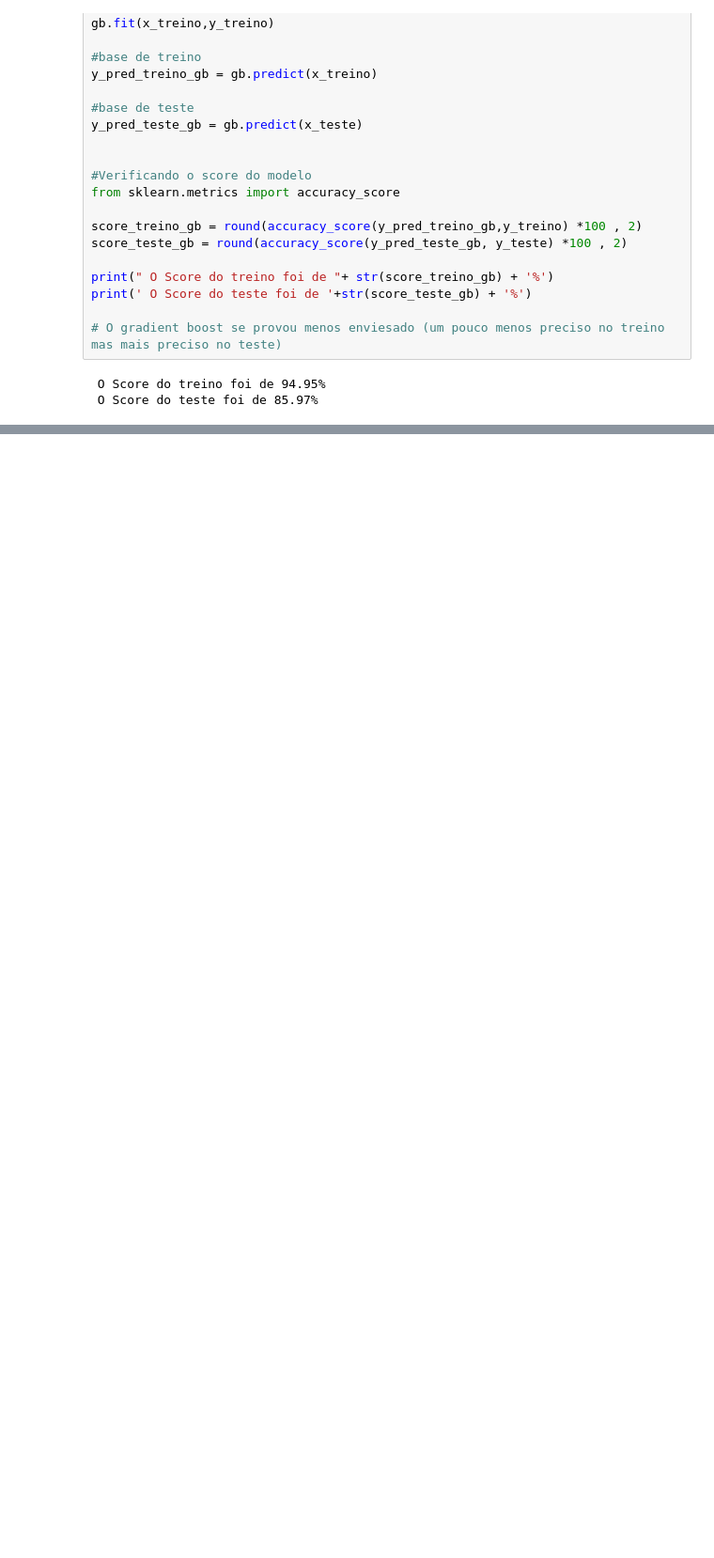
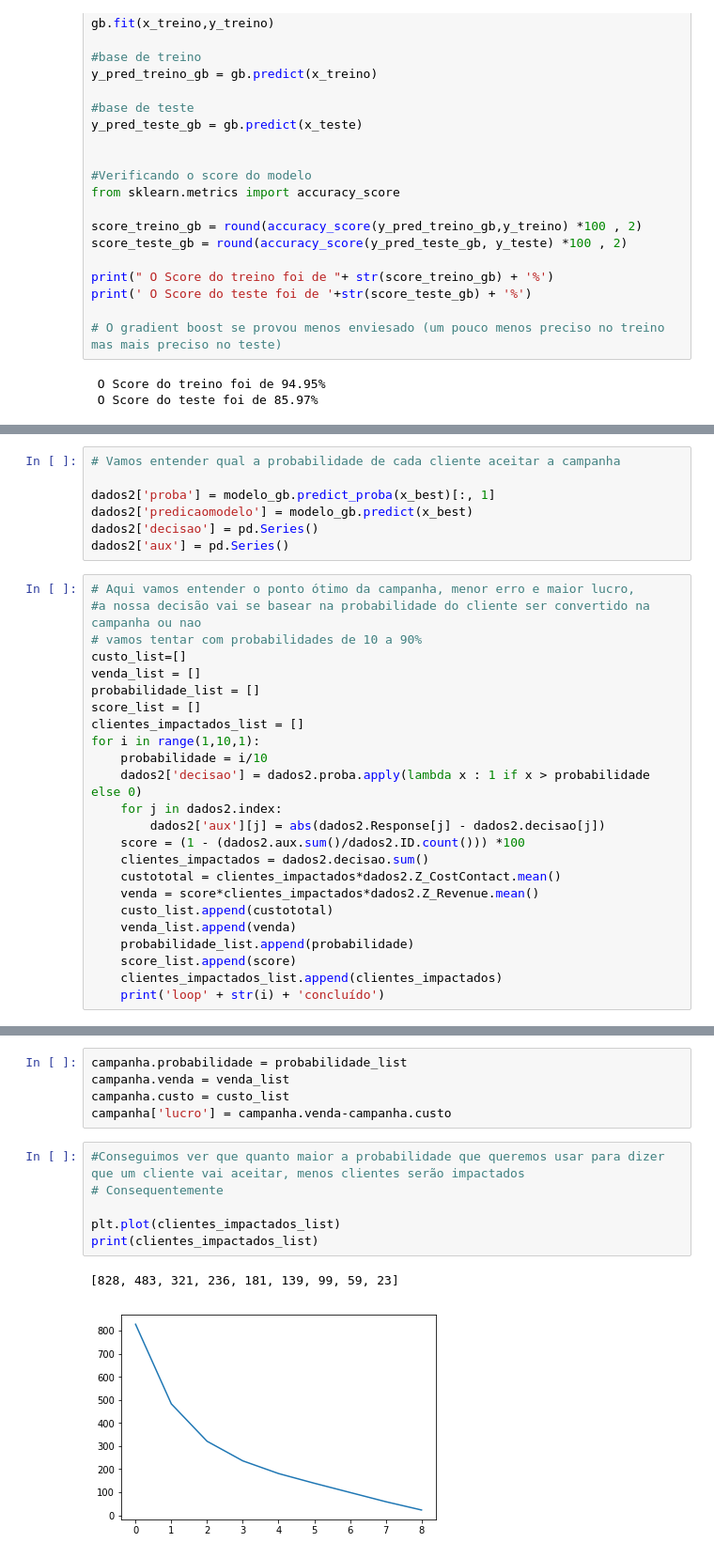
Before and after one commit to pedrohqalves/ifood-data-business-analyst-test, a Jupyter notebook: Teste Ifood.ipynb, the cells around one changed output, grey strips where cells are left out. Shown at 94% size. Cells and saved outputs as stored; diff of their text form; blank space fills up the shorter version.

```diff
--- a/Teste Ifood.ipynb
+++ b/Teste Ifood.ipynb
@@ -596,0 +603,31 @@ print(' O Score do teste foi de '+str(score_teste_gb_final) + '%')
+# %%
+# Vamos entender qual a probabilidade de cada cliente aceitar a campanha
+
+dados2['proba'] = modelo_gb.predict_proba(x_best)[:, 1]
+dados2['predicaomodelo'] = modelo_gb.predict(x_best)
+dados2['decisao'] = pd.Series()
+dados2['aux'] = pd.Series()
+# %%
+# Aqui vamos entender o ponto ótimo da campanha, menor erro e maior lucro,
+#a nossa decisão vai se basear na probabilidade do cliente ser convertido na campanha ou nao
+# vamos tentar com probabilidades de 10 a 90%
+custo_list=[]
+venda_list = []
+probabilidade_list = []
+score_list = []
+clientes_impactados_list = []
+for i in range(1,10,1):
+    probabilidade = i/10
+    dados2['decisao'] = dados2.proba.apply(lambda x : 1 if x > probabilidade else 0)
+    for j in dados2.index:
+        dados2['aux'][j] = abs(dados2.Response[j] - dados2.decisao[j])
+    score = (1 - (dados2.aux.sum()/dados2.ID.count())) *100
+    clientes_impactados = dados2.decisao.sum()
+    custototal = clientes_impactados*dados2.Z_CostContact.mean()
+    venda = score*clientes_impactados*dados2.Z_Revenue.mean()
+    custo_list.append(custototal)
+    venda_list.append(venda)
+    probabilidade_list.append(probabilidade)
+    score_list.append(score)
+    clientes_impactados_list.append(clientes_impactados)
+    print('loop' + str(i) + 'concluído')
@@ -596,0 +650,14 @@ print(' O Score do teste foi de '+str(score_teste_gb_final) + '%')
+# %%
+campanha.probabilidade = probabilidade_list
+campanha.venda = venda_list
+campanha.custo = custo_list
+campanha['lucro'] = campanha.venda-campanha.custo
+# %%
+#Conseguimos ver que quanto maior a probabilidade que queremos usar para dizer que um cliente vai aceitar, menos clientes serão impactados
+# Consequentemente
+
+plt.plot(clientes_impactados_list)
+print(clientes_impactados_list)
+# %% [output]
+[828, 483, 321, 236, 181, 139, 99, 59, 23]
+[figure, added]
```
Also changed, not shown: parts of 9 cells of this notebook, 1 other file.
